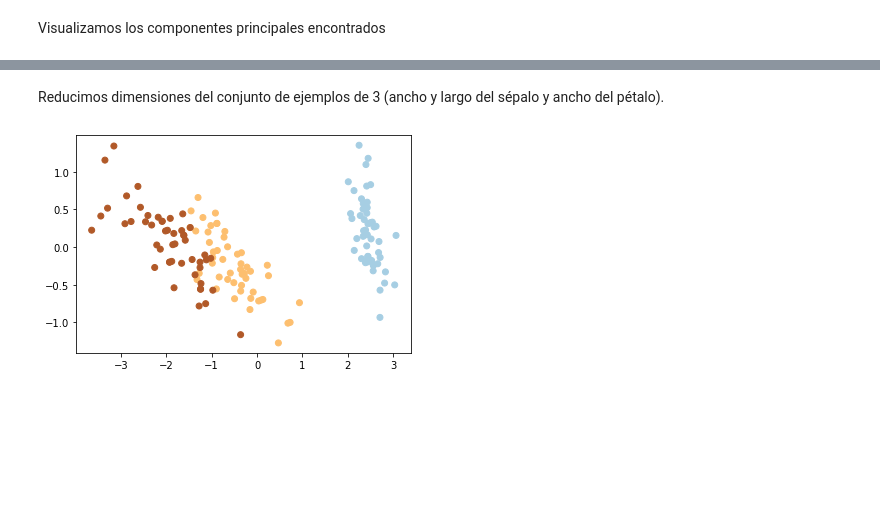
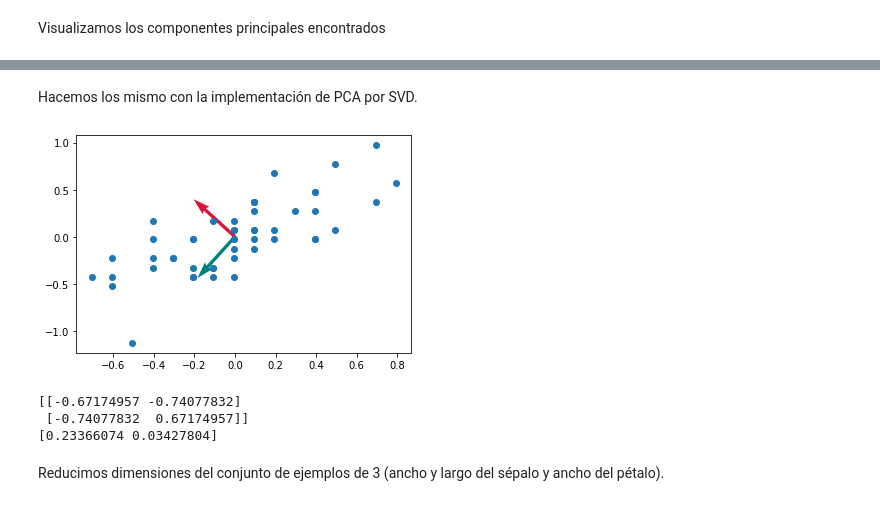
Before and after one commit to blancavazquez/CursoDatosMasivosII, a Jupyter notebook: notebooks/1c_pca.ipynb, the cells around one changed output, grey strips where cells are left out. Cells and saved outputs as stored; diff of their text form; code cells hidden in the pictures; blank space fills up the shorter version.

```diff
--- a/notebooks/1c_pca.ipynb
+++ b/notebooks/1c_pca.ipynb
@@ -43,3 +57,21 @@ class PCA:
+# %%
+class PCASVD:
+  def __init__(self, n_components):
+    self.n_components_ = n_components
+
+  def fit(self, X):
+    self.means_ = X.mean(axis=0)
+    X -= self.means_
+
+    U, S, V = np.linalg.svd(X)
+    self.vars_ = S[:self.n_components_]**2 / (X.shape[0] - 1)
+    self.components_ = V[:self.n_components_].T
+
+  def transform(self, X):
+    return (X - self.means_) @ self.components_
+
+  def inverse_transform(self, X_reduced):
+    return X_reduced @ self.components_.T + self.means_
 # %% [markdown]
 ## Conjunto de datos de Iris
 Apliquemos el PCA que acabamos de programar en conjunto de datos de flores iris. Elegimos los atributos de ancho y largo sepal y visualizamos el conjunto.
@@ -80,2 +115,22 @@ Visualizamos los componentes principales encontrados
+# %% [markdown]
+Hacemos los mismo con la implementación de PCA por SVD.
+# %%
+pca2dsvd = PCASVD(2)
+pca2dsvd.fit(p2d)
+plt.plot(p2d[:, 0], p2d[:, 1], 'o')
+colors = ['teal', 'crimson']
+for c,u,v in zip(colors, pca2dsvd.components_, pca2dsvd.vars_):
+  means = p2d.mean(axis=0)
+  plt.quiver(means[0], means[1], u[0], u[1], width=0.01, scale=6, color=c)
+plt.show()
+# %% [output]
+[figure, added]
+# %%
+print(pca2dsvd.components_)
+print(pca2dsvd.vars_)
+# %% [output]
+[[-0.67174957 -0.74077832]
+ [-0.74077832  0.67174957]]
+[0.23366074 0.03427804]
 # %% [markdown]
 Reducimos dimensiones del conjunto de ejemplos de 3 (ancho y largo del sépalo y ancho del pétalo).
@@ -88,6 +136,0 @@ p3d_2c = pca3d.transform(p3d)
-# %%
-from matplotlib import cm
-plt.scatter(p3d_2c[:, 0], p3d_2c[:, 1], c=iris['target'], cmap=cm.Paired)
-plt.show()
-# %% [output]
-[figure, removed]
```
Also changed, not shown: parts of 106 cells of this notebook.
